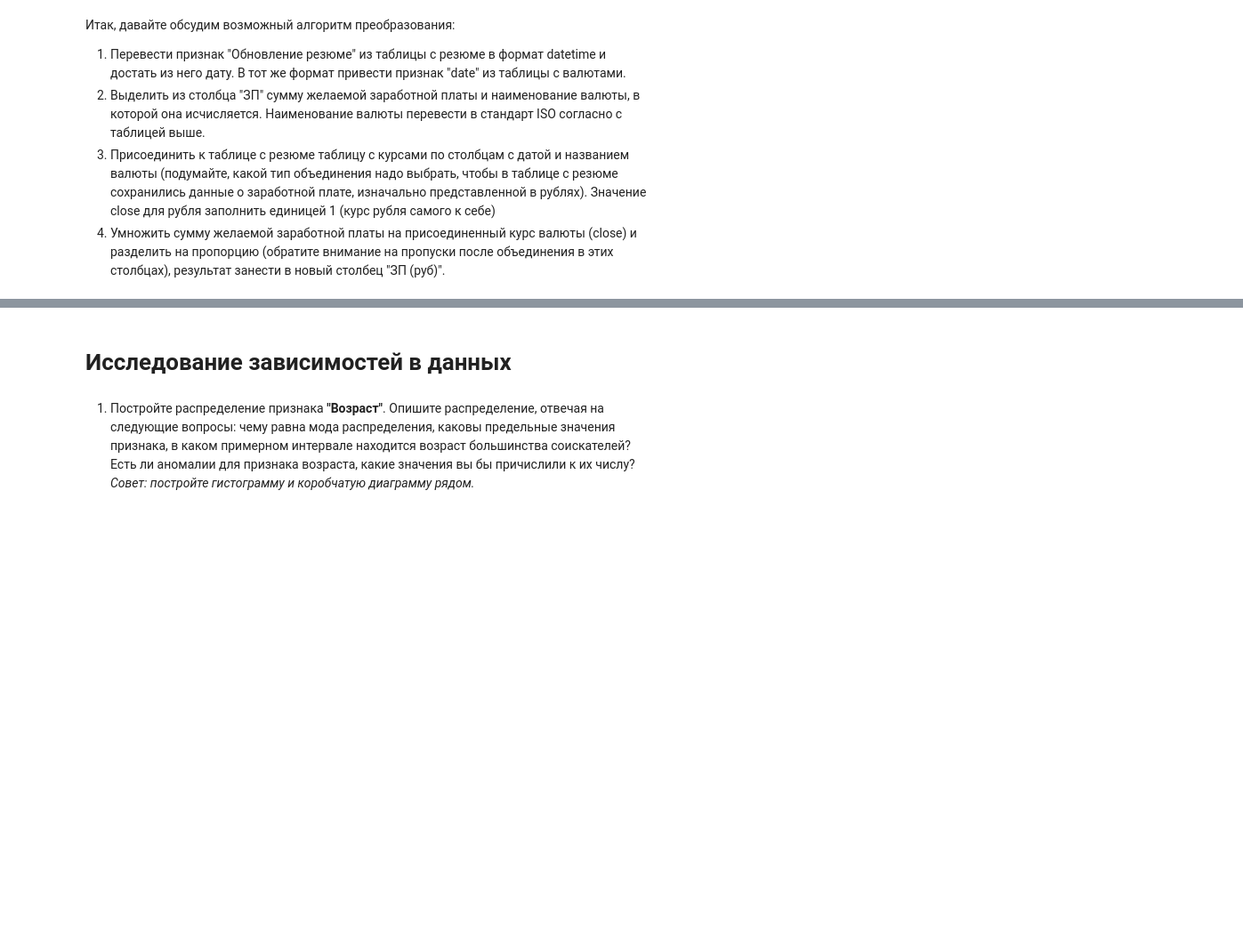
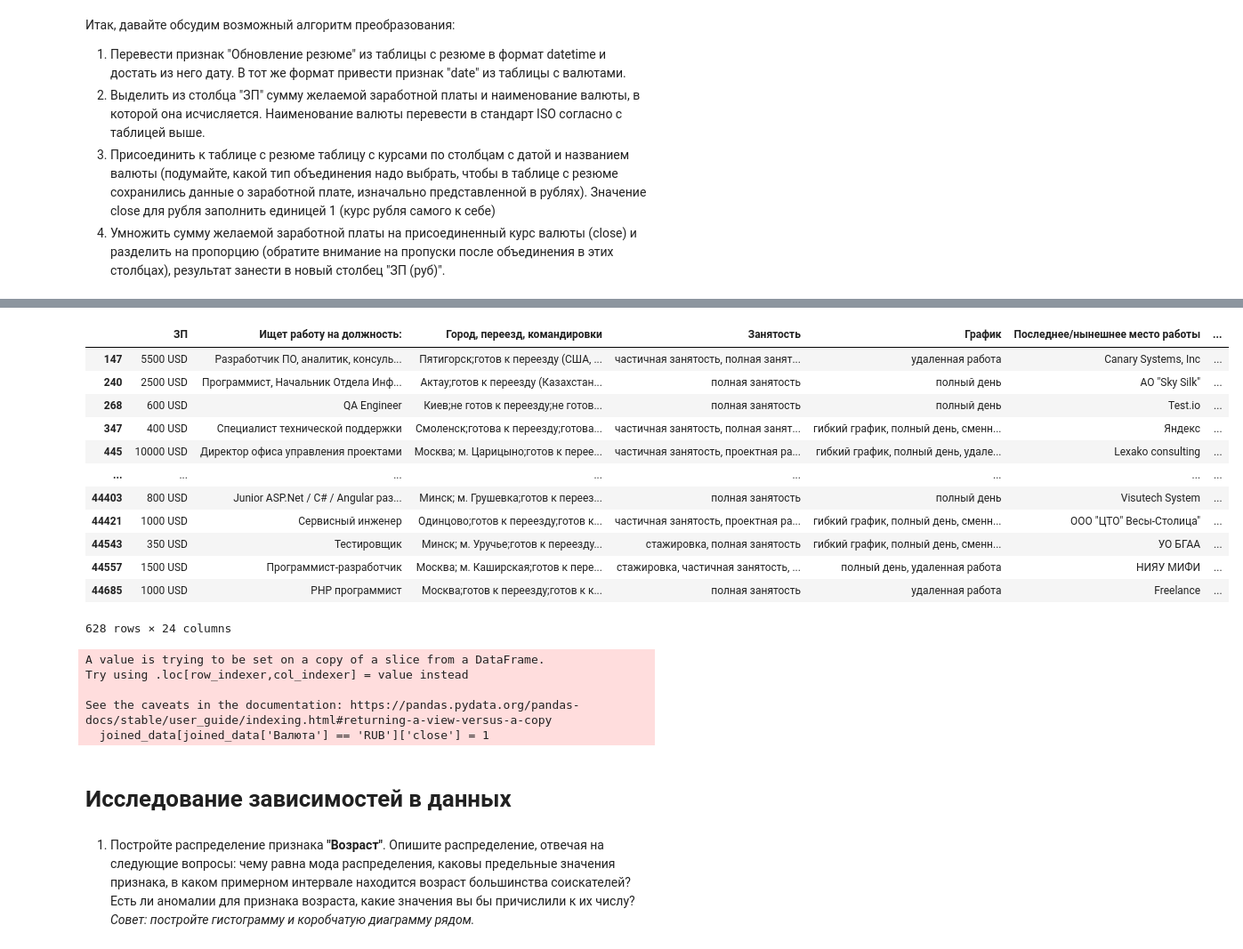
Before and after one commit to DarthSirius/Lessons, a Jupyter notebook: SkillFactory/PROJECT1/Project 1.ipynb, the cells around one changed output, grey strips where cells are left out. Shown at 89% size. Cells and saved outputs as stored; diff of their text form; code cells hidden in the pictures; blank space fills up the shorter version.

```diff
--- a/SkillFactory/PROJECT1/Project 1.ipynb
+++ b/SkillFactory/PROJECT1/Project 1.ipynb
@@ -290,0 +392,32 @@ round(data['Возраст'].mean(),1)
+# %%
+#ваш код здесь
+#читаем данные из csv-файла и заполняем таблицу DataFrame
+currencies = pd.read_csv('data\ExchangeRates.csv', delimiter=',')
+#приводим признак date к формату datetime
+currencies['date'] = pd.to_datetime(currencies['date'], dayfirst=True)
+# %%
+#приводим признак Обновление резюме к формату date
+data['Дата'] = str(data['Обновление резюме'])[9:19]
+data['Дата'] = pd.to_datetime(data['Дата'], dayfirst=True)
+# %%
+#приводим признак Валюта к формату ISO
+def currency_iso_format(salary_string): # функция конвертации кода валюты
+    val = salary_string.split()[1]
+    val_text = ['грн','белруб','сум']
+    iso_codes = ['UAH','BYN','UZS']
+
+    if 'грн' in val:
+        return 'UAH'
+    elif val == 'белруб' or val == 'бел.руб.':
+        return 'BYN'
+    elif 'сум' in val:
+        return 'UZS'
+    elif val == 'USD' or val == 'EUR' or val == 'KGS' or val == 'AZN' or val == 'KZT':
+        return val
+    elif val == 'руб.' or val == 'руб':
+        return 'RUB'
+    else:
+        return val
+
+data['ЗП (руб)'] = data['ЗП'].apply(lambda s: s.split()[0])
+data['Валюта'] = data['ЗП'].apply(currency_iso_format)
@@ -291,3 +438,33 @@ round(data['Возраст'].mean(),1)
+# %%
+joined_data = data.join(
+    currencies.set_index(['date','currency']),
+    on=['Дата','Валюта'],
+    how='left'
+)
+# %%
+joined_data[joined_data['Валюта'] == 'USD']
+# %% [output]
+|  | ЗП | Ищет работу на должность: | Город, переезд, командировки | Занятость | График | Последнее/нынешнее место работы | ... |
+| 147 | 5500 USD | Разработчик ПО, аналитик, консуль... | Пятигорск;готов к переезду (США, ... | частичная занятость, полная занят... | удаленная работа | Canary Systems, Inc | ... |
+| 240 | 2500 USD | Программист, Начальник Отдела Инф... | Актау;готов к переезду (Казахстан... | полная занятость | полный день | АО "Sky Silk" | ... |
+| 268 | 600 USD | QA Engineer | Киев;не готов к переезду;не готов... | полная занятость | полный день | Test.io | ... |
+| 347 | 400 USD | Специалист технической поддержки | Смоленск;готова к переезду;готова... | частичная занятость, полная занят... | гибкий график, полный день, сменн... | Яндекс | ... |
+| 445 | 10000 USD | Директор офиса управления проектами | Москва; м. Царицыно;готов к перее... | частичная занятость, проектная ра... | гибкий график, полный день, удале... | Lexako consulting | ... |
+| ... | ... | ... | ... | ... | ... | ... | ... |
+| 44403 | 800 USD | Junior ASP.Net / C# / Angular раз... | Минск; м. Грушевка;готов к переез... | полная занятость | полный день | Visutech System | ... |
+| 44421 | 1000 USD | Сервисный инженер | Одинцово;готов к переезду;готов к... | частичная занятость, проектная ра... | гибкий график, полный день, сменн... | ООО "ЦТО" Весы-Столица" | ... |
+| 44543 | 350 USD | Тестировщик | Минск; м. Уручье;готов к переезду... | стажировка, полная занятость | гибкий график, полный день, сменн... | УО БГАА | ... |
+| 44557 | 1500 USD | Программист-разработчик | Москва; м. Каширская;готов к пере... | стажировка, частичная занятость, ... | полный день, удаленная работа | НИЯУ МИФИ | ... |
+| 44685 | 1000 USD | PHP программист | Москва;готов к переезду;готов к к... | полная занятость | удаленная работа | Freelance | ... |
+628 rows × 24 columns
+# %%
+joined_data[joined_data['Валюта'] == 'RUB']['close'] = 1
+# %% [output]
+A value is trying to be set on a copy of a slice from a DataFrame.
+Try using .loc[row_indexer,col_indexer] = value instead
+
+See the caveats in the documentation: https://pandas.pydata.org/pandas-docs/stable/user_guide/indexing.html#returning-a-view-versus-a-copy
+  joined_data[joined_data['Валюта'] == 'RUB']['close'] = 1
 # %% [markdown]
 # Исследование зависимостей в данных
 # %% [markdown]
```
Also changed, not shown: parts of 33 cells of this notebook, 1 other file.
